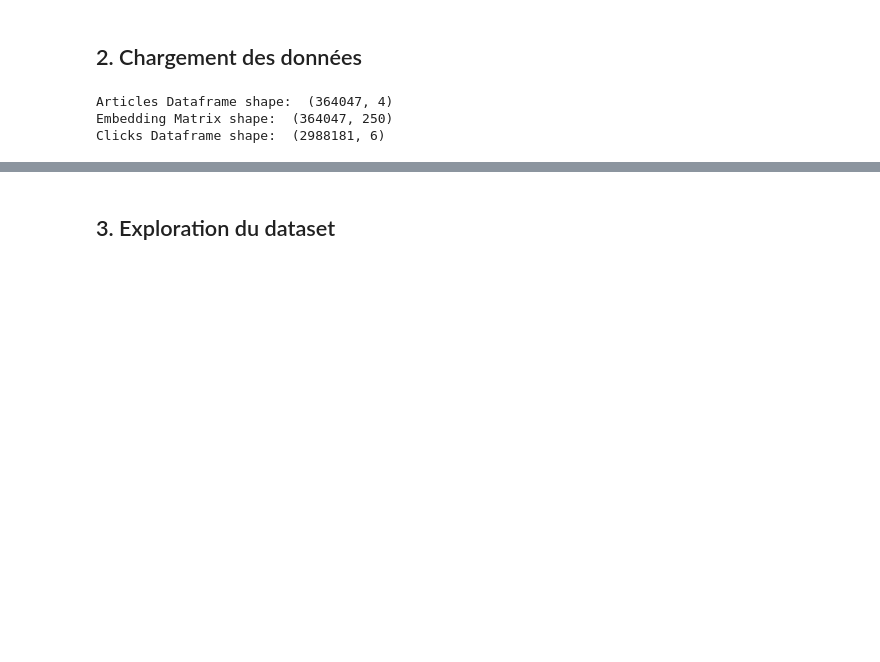
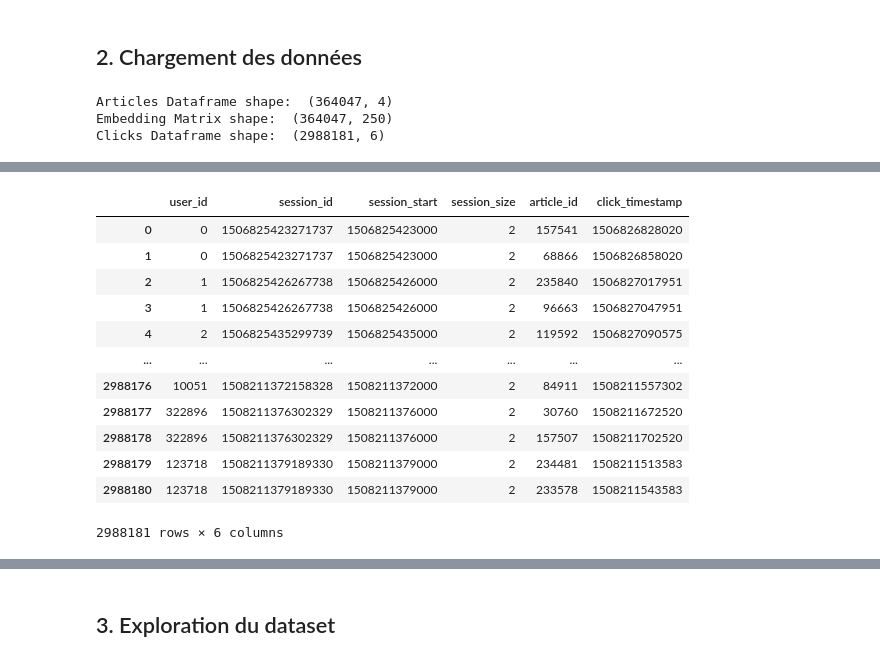
Before and after one commit to nicop1709/P10, a Jupyter notebook: Notebook_recommender_system.ipynb, the cells around one changed output, grey strips where cells are left out. Cells and saved outputs as stored; diff of their text form; code cells hidden in the pictures; blank space fills up the shorter version.

```diff
--- a/Notebook_recommender_system.ipynb
+++ b/Notebook_recommender_system.ipynb
@@ -33,48 +33,48 @@ warnings.filterwarnings('ignore')
 # %%
 def load_data():
     '''
-    Function used to load data from the "News Portal" site of Globo.com
+    Fonction utilisée pour charger les données du site "News Portal" de Globo.com
 
-    Returns:
-        articles (dataframe): article metadata (id, category, publication date, number of words)
-        embeddings (array): matrix of 250 vectors of the words contained in the articles
-        clicks (dataframe): user interactions or clicks with articles
+    Retourne :
+        articles (dataframe) : métadonnées des articles (id, catégorie, date de publication, nombre de mots)
+        embeddings (array) : matrice de 250 vecteurs décrivant les articles
+        clicks (dataframe) : interactions utilisateurs ou clics sur les articles
     '''
-    # Load articles' metadata
+    # Charger les métadonnées des articles
     articles = pd.read_csv('articles_metadata.csv')
-    # Drop useless feature
+    # Supprimer la colonne inutile
     articles.drop(columns=['publisher_id'], inplace=True)
-    # Convert all data types to integer
+    # Convertir tous les types de données en entier
     articles = articles.astype(np.int64)
 
-    # Load articles' embedding
+    # Charger les embeddings des articles
     with open('articles_embeddings.pickle', 'rb') as file:
         embeddings = pickle.load(file)
-    # Change data type from float64 to float32
+    # Convertir les types de float64 à float32
     embeddings = np.array(embeddings).astype(np.float32)
 
     clicks_list = []
-    # Load user interactions with articles
+    # Charger les fichiers d'interactions utilisateurs avec les articles
     for file in sorted(os.listdir("clicks/")):
         clicks_list.append(pd.read_csv("clicks/"+file))
     clicks = pd.concat(clicks_list, ignore_index=True)
-    # Rename columns
+    # Renommer la colonne pour homogénéiser les noms
     clicks.rename(columns={'click_article_id':'article_id'}, inplace=True)
-    # Drop useless feature
+    # Supprimer les colonnes inutiles
     clicks.drop(columns=['click_environment', 'click_deviceGroup', 'click_os',
                         'click_country', 'click_region', 'click_referrer_type'], inplace=True)
-    # Convert all data types to integer
+    # Convertir tous les types de données en entier
     clicks = clicks.astype(np.int64)
 
     return articles, embeddings, clicks
 
-# Call the function to load data
+# Appeler la fonction pour charger les données
 articles, embeddings, clicks = load_data()
 
-# Display shape
-print('Articles Dataframe shape: ', articles.shape)
-print('Embedding Matrix shape: ', embeddings.shape)
-print('Clicks Dataframe shape: ', clicks.shape)
+# Afficher les dimensions des jeux de données
+print("Shape du DataFrame articles : ", articles.shape)
+print("Shape de la matrice d'embeddings : ", embeddings.shape)
+print("Shape du DataFrame clicks : ", clicks.shape)
 # %% [output]
 Articles Dataframe shape:  (364047, 4)
 Embedding Matrix shape:  (364047, 250)
@@ -81,0 +122,16 @@ Clicks Dataframe shape:  (2988181, 6)
+# %%
+clicks
+# %% [output]
+|  | user_id | session_id | session_start | session_size | article_id | click_timestamp |
+| 0 | 0 | 1506825423271737 | 1506825423000 | 2 | 157541 | 1506826828020 |
+| 1 | 0 | 1506825423271737 | 1506825423000 | 2 | 68866 | 1506826858020 |
+| 2 | 1 | 1506825426267738 | 1506825426000 | 2 | 235840 | 1506827017951 |
+| 3 | 1 | 1506825426267738 | 1506825426000 | 2 | 96663 | 1506827047951 |
+| 4 | 2 | 1506825435299739 | 1506825435000 | 2 | 119592 | 1506827090575 |
+| ... | ... | ... | ... | ... | ... | ... |
+| 2988176 | 10051 | 1508211372158328 | 1508211372000 | 2 | 84911 | 1508211557302 |
+| 2988177 | 322896 | 1508211376302329 | 1508211376000 | 2 | 30760 | 1508211672520 |
+| 2988178 | 322896 | 1508211376302329 | 1508211376000 | 2 | 157507 | 1508211702520 |
+| 2988179 | 123718 | 1508211379189330 | 1508211379000 | 2 | 234481 | 1508211513583 |
+| 2988180 | 123718 | 1508211379189330 | 1508211379000 | 2 | 233578 | 1508211543583 |
+2988181 rows × 6 columns
```
Also changed, not shown: parts of 12 cells of this notebook, 3 other files.
